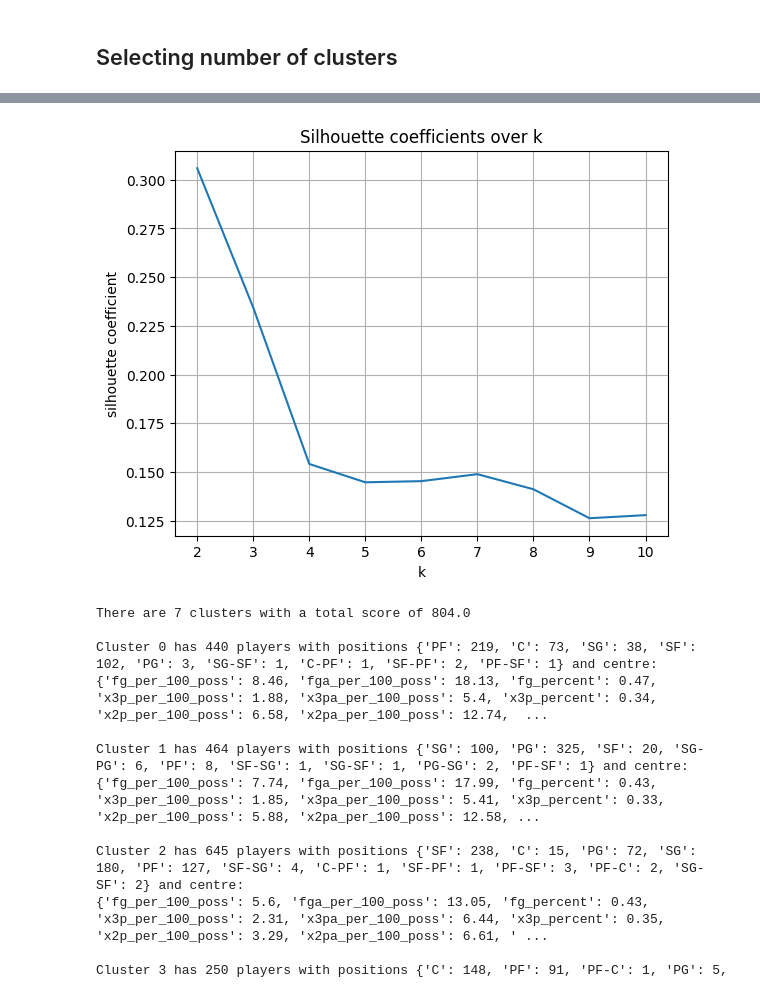
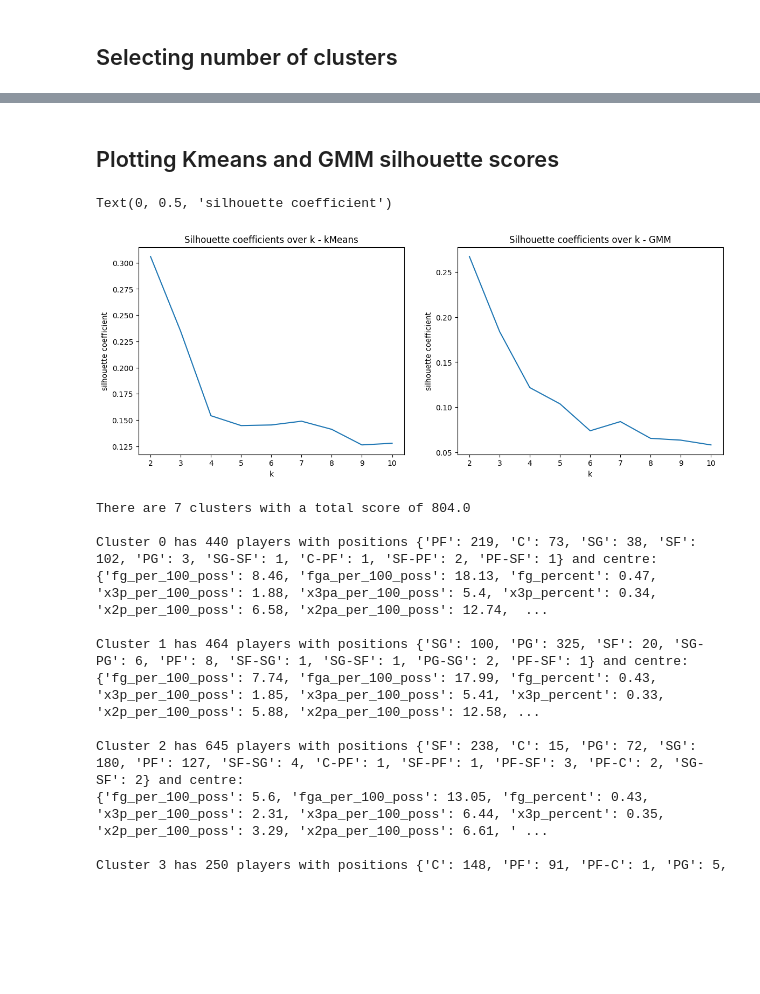
Before and after one commit to AlfonsoGhislieri/nba-machine-learning, a Jupyter notebook: getting_cleaning_data.ipynb, the cells around one changed output, grey strips where cells are left out. Drawn from its saved outputs; the diff is of its cells as text; code cells hidden in the pictures; blank space fills up the shorter version.

```diff
--- a/getting_cleaning_data.ipynb
+++ b/getting_cleaning_data.ipynb
@@ -389,13 +433,20 @@ plt.show()
-# %%
-# Plot Silhouette coefficient
-plt.figure(figsize=(14,5))
-plt.subplot(121, title='Silhouette coefficients over k')
-plt.xlabel('k')
-plt.ylabel('silhouette coefficient')
-plt.plot(range(2, 11), silhouette_scores)
-plt.grid(True)
-# %% [output]
-[figure, removed]
+# %% [markdown]
+## Plotting Kmeans and GMM silhouette scores
+# %%
+figure, axis = plt.subplots(1, 2, figsize=(14, 5))
+axis[0].plot(range(2, 11), kmeans_silhouette_scores)
+axis[0].set_title('Silhouette coefficients over k - kMeans')
+axis[0].set_xlabel('k')
+axis[0].set_ylabel('silhouette coefficient')
+# axis[0].scatter(7, kbest_scores[6], s = 200, c = 'red', marker='*')
+axis[1].plot(range(2, 11), gmm_silhouette_scores)
+# axis[1].scatter(3, gmm_scores[2], s = 200, c = 'red', marker='*')
+axis[1].set_title('Silhouette coefficients over k - GMM')
+axis[1].set_xlabel('k')
+axis[1].set_ylabel('silhouette coefficient')
+# %% [output]
+Text(0, 0.5, 'silhouette coefficient')
+[figure, added]
 # %%
 positions = list(df['pos'])
 def list_clusters(method, X, n_clusters, scaler, positions):
```
Also changed, not shown: parts of 16 cells of this notebook.
